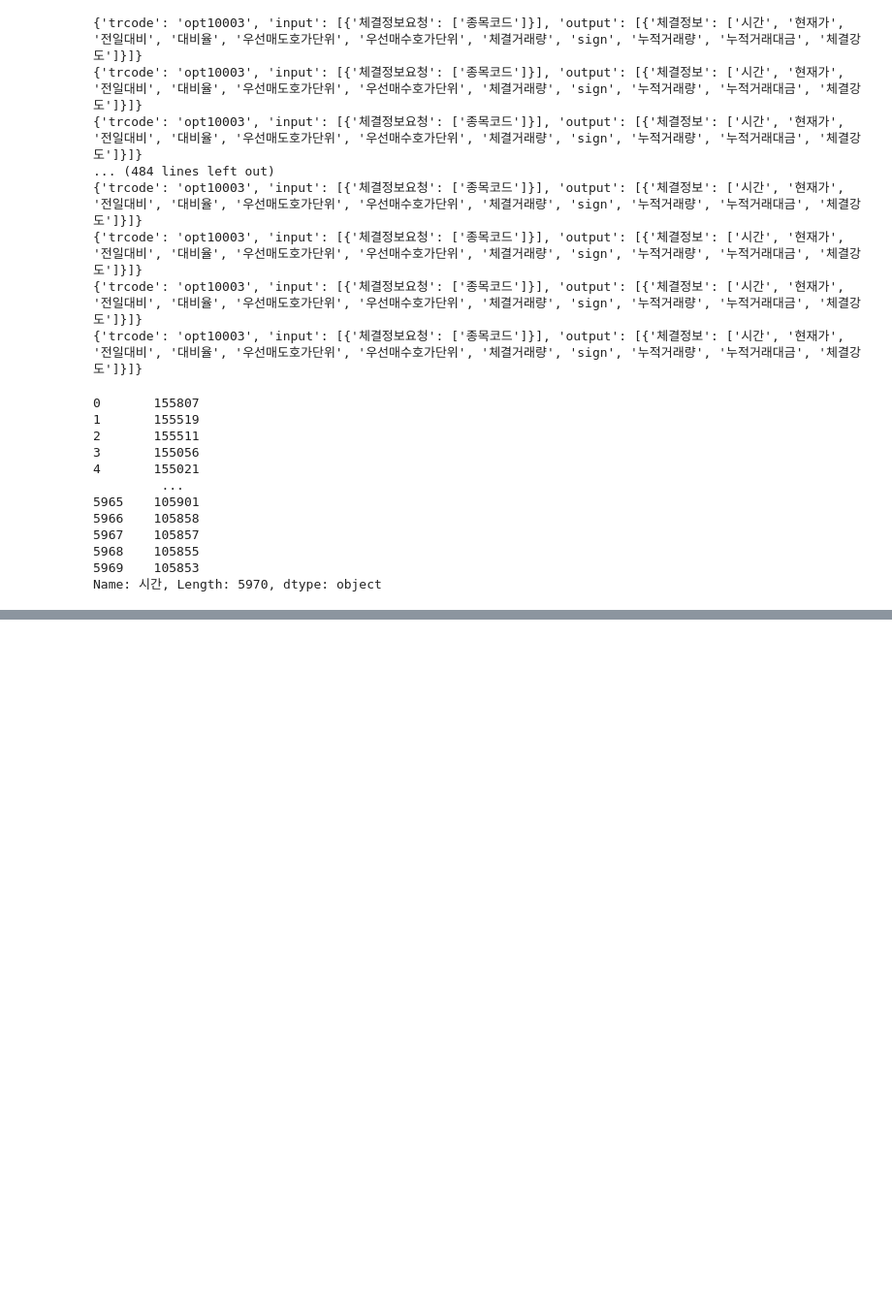
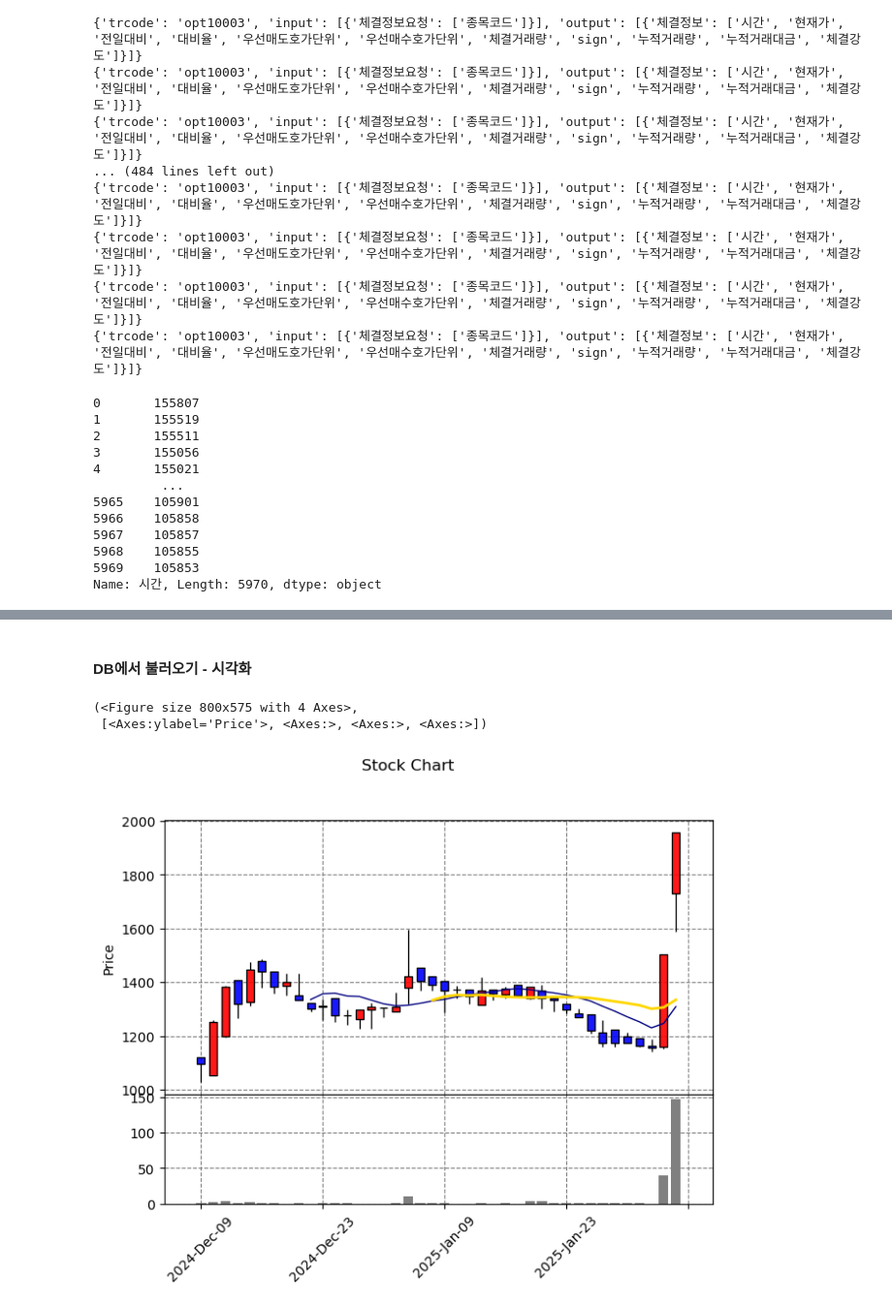
Before and after one commit to LiberSlave/trading, a Jupyter notebook: lab.ipynb, the cells around one changed output, grey strips where cells are left out. Shown at 97% size. Drawn from its saved outputs; the diff is of its cells as text; code cells hidden in the pictures; blank space fills up the shorter version.

Commit message:
데이터수집-전처리-저장-불러오기-시각화를 클래스 5개로 만듬. sql을 노트로 정리함.ipynb파일들을 합쳐서 하나의 파일로 만듬. 앞으로 할것은 클래스들의 매서들을 하나의 함수로 실행할수 있도록 함수에 담을예정. 엑셀과 연동해야함. 분봉차트클래스도 만들어야함

```diff
--- a/lab.ipynb
+++ b/lab.ipynb
@@ -168,0 +1471,6 @@ Name: 시간, Length: 5970, dtype: object
+# %% [markdown]
+#### DB에서 불러오기 - 시각화
+# %%
+data_load = dataprocessing.StockDataLoader()
+# %%
+df = data_load.select_from('유일에너테크','20250211')
@@ -168,0 +1479,9 @@ Name: 시간, Length: 5970, dtype: object
+# %%
+visulization = dataprocessing.StockChartVisualizer()
+# %%
+visulization.add_moving_averages(df)
+visulization.plot_candlestick(df)
+# %% [output]
+(<Figure size 800x575 with 4 Axes>,
+ [<Axes:ylabel='Price'>, <Axes:>, <Axes:>, <Axes:>])
+[figure, added]
```
Also changed, not shown: parts of 122 cells of this notebook, 4 other files.
